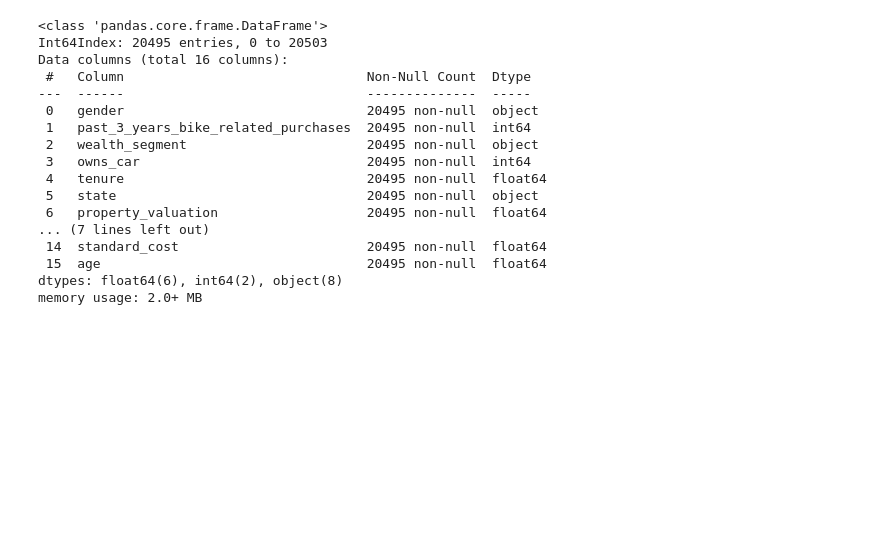
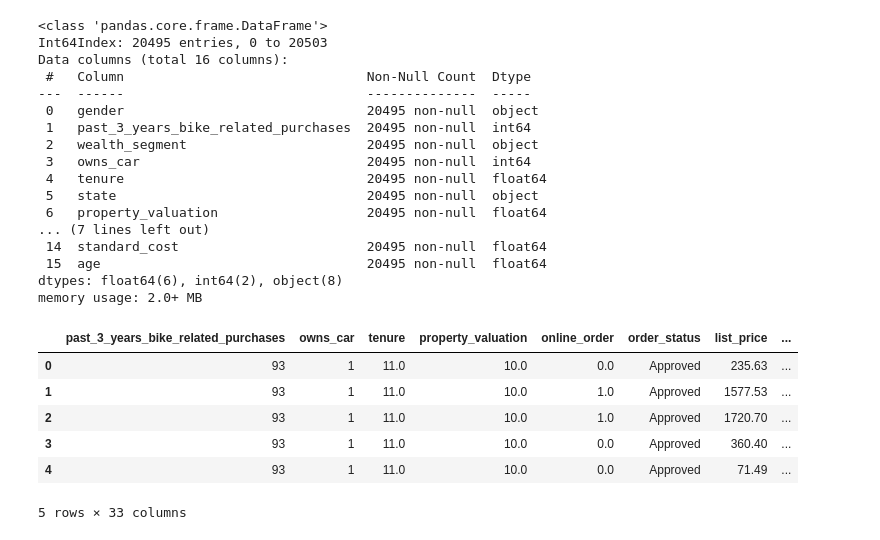
Before and after one commit to victordanok/KPMG-Forage-Internship, a Jupyter notebook: KPMG Module 1.ipynb, the cells around one changed output. Cells and saved outputs as stored; diff of their text form; code cells hidden in the pictures; blank space fills up the shorter version.

```diff
--- a/KPMG Module 1.ipynb
+++ b/KPMG Module 1.ipynb
@@ -634,3 +634,13 @@ product_size = pd.get_dummies(customers['product_size'])
 customers.drop(['gender', 'wealth_segment', 'state', 'brand', 'product_line', 'product_class', 'product_size'], axis = 1, inplace = True)
 # %%
 customers = pd.concat([customers, gender, wealth_segment, state, brand, product_line, product_class, product_size], axis = 1)
+# %%
+customers.head()
+# %% [output]
+|  | past_3_years_bike_related_purchases | owns_car | tenure | property_valuation | online_order | order_status | list_price | ... |
+| 0 | 93 | 1 | 11.0 | 10.0 | 0.0 | Approved | 235.63 | ... |
+| 1 | 93 | 1 | 11.0 | 10.0 | 1.0 | Approved | 1577.53 | ... |
+| 2 | 93 | 1 | 11.0 | 10.0 | 1.0 | Approved | 1720.70 | ... |
+| 3 | 93 | 1 | 11.0 | 10.0 | 0.0 | Approved | 360.40 | ... |
+| 4 | 93 | 1 | 11.0 | 10.0 | 0.0 | Approved | 71.49 | ... |
+5 rows × 33 columns
```
Also changed, not shown: parts of 5 cells of this notebook.
